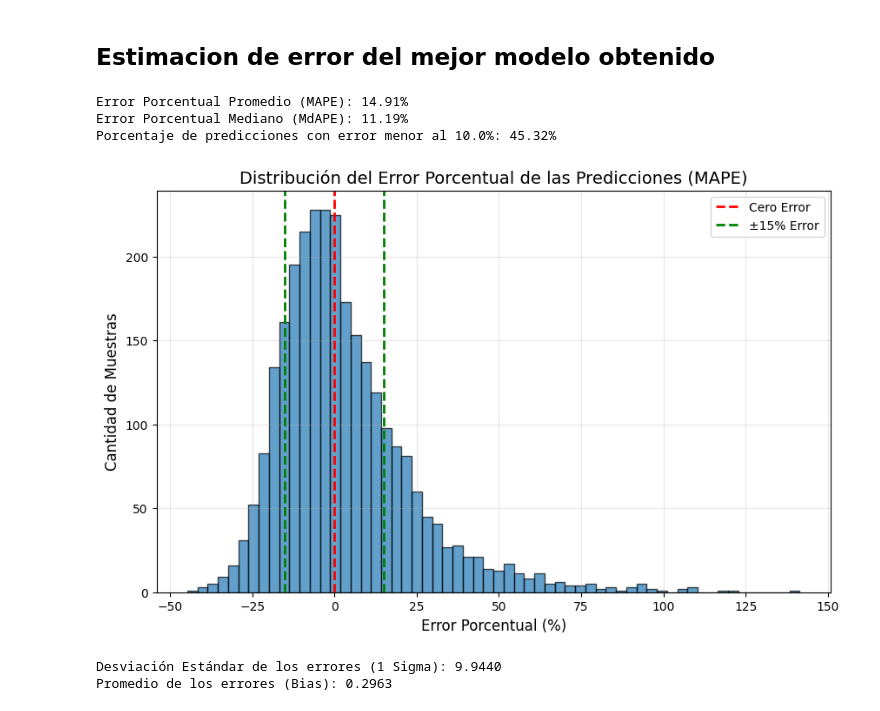
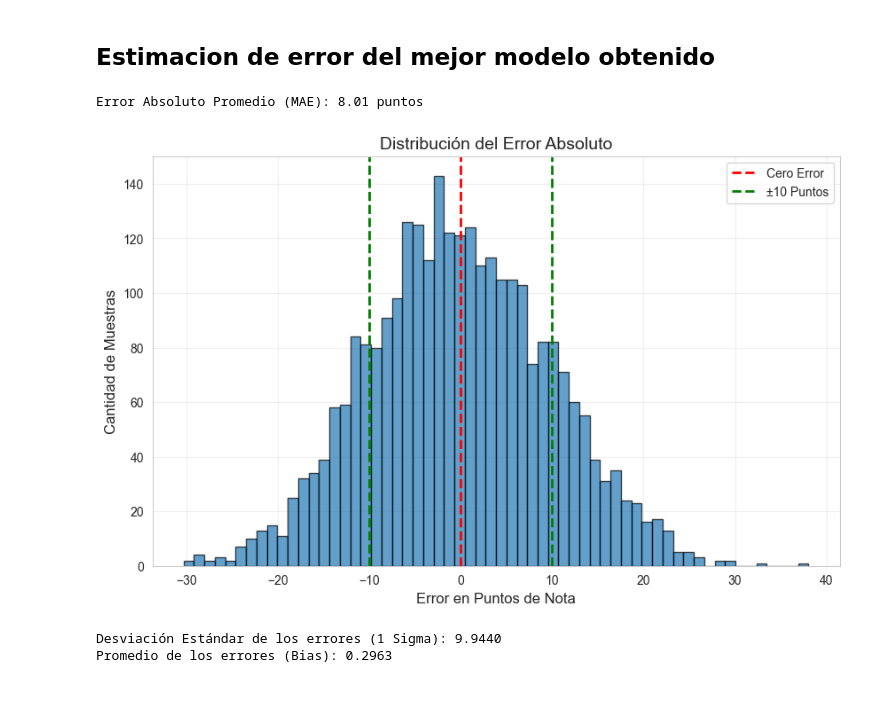
Before and after one commit to alvvigsuaUS/Trabajo_MLE, a Jupyter notebook: Regresion Redes Neuronales.ipynb, the cells around one changed output. Cells and saved outputs as stored; diff of their text form; code cells hidden in the pictures.

Commit message:
Cambio en los errores

```diff
--- a/Regresion Redes Neuronales.ipynb
+++ b/Regresion Redes Neuronales.ipynb
@@ -577,47 +574,34 @@ plt.show()
 # %%
 import numpy as np
 import matplotlib.pyplot as plt
 
 y_real = y_test_inv.flatten()
 y_estimado = y_pred_inv.flatten()
 
-errores_pct_abs = np.abs((y_real - y_estimado) / y_real)
+error_puntos = y_estimado - y_real
 
-mape = np.mean(errores_pct_abs) * 100
-print(f"Error Porcentual Promedio (MAPE): {mape:.2f}%")
-
-mdape = np.median(errores_pct_abs) * 100
-print(f"Error Porcentual Mediano (MdAPE): {mdape:.2f}%")
-
-umbral = 0.10  # 10%
-aciertos = np.sum(errores_pct_abs < umbral)
-total = len(y_real)
-accuracy_aprox = (aciertos / total) * 100
-
-print(f"Porcentaje de predicciones con error menor al {umbral*100}%: {accuracy_aprox:.2f}%")
-
-error_pct_signo = ((y_estimado - y_real) / y_real) * 100
+mae = np.mean(np.abs(error_puntos))
+print(f"Error Absoluto Promedio (MAE): {mae:.2f} puntos")
 
 plt.figure(figsize=(10, 6))
 
-plt.hist(error_pct_signo, bins=60, edgecolor='black', alpha=0.7)
+plt.hist(error_puntos, bins=60, edgecolor='black', alpha=0.7)
 
 plt.axvline(0, color='red', linestyle='--', linewidth=2, label='Cero Error')
-plt.axvline(15, color='green', linestyle='--', linewidth=2, label='±15% Error')
-plt.axvline(-15, color='green', linestyle='--', linewidth=2)
 
-plt.title('Distribución del Error Porcentual de las Predicciones (MAPE)', fontsize=14)
-plt.xlabel('Error Porcentual (%)', fontsize=12)
+plt.axvline(10, color='green', linestyle='--', linewidth=2, label='±10 Puntos')
+plt.axvline(-10, color='green', linestyle='--', linewidth=2)
+
+plt.title('Distribución del Error Absoluto', fontsize=14)
+plt.xlabel('Error en Puntos de Nota', fontsize=12)
 plt.ylabel('Cantidad de Muestras', fontsize=12)
 plt.legend()
 plt.grid(alpha=0.3)
 
 plt.show()
 # %% [output]
-Error Porcentual Promedio (MAPE): 14.91%
-Error Porcentual Mediano (MdAPE): 11.19%
-Porcentaje de predicciones con error menor al 10.0%: 45.32%
+Error Absoluto Promedio (MAE): 8.01 puntos
-[figure, old version]
+[figure, new version]
 # %%
 import numpy as np
 import matplotlib.pyplot as plt
```
Also changed, not shown: parts of 2 cells of this notebook.
